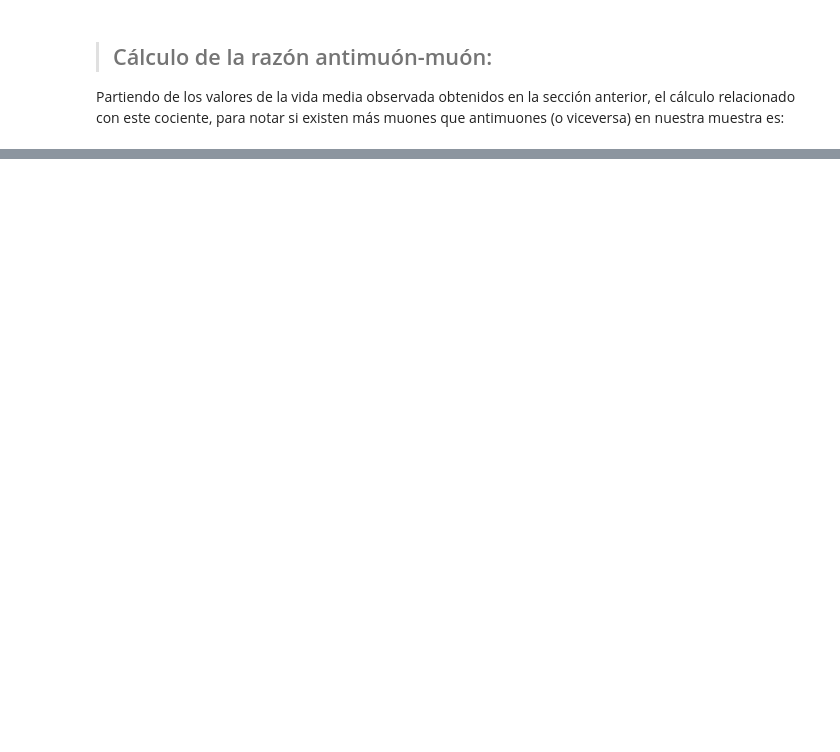
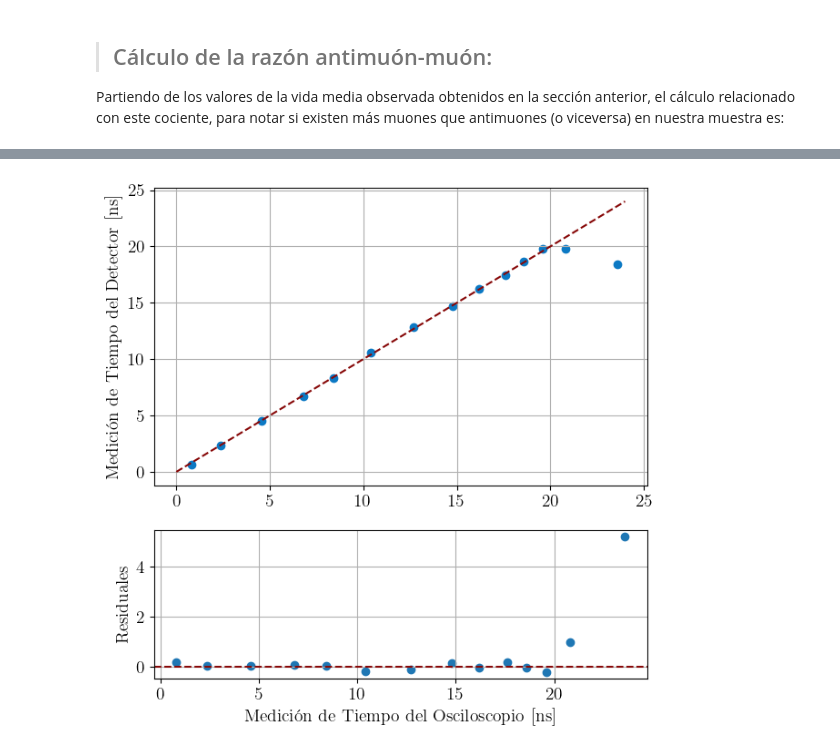
Before and after one commit to ThomasAnkhe/Laboratorio-Intermedio---Uniandes-2024, a Jupyter notebook: Muon Physics/Muon_Physics.ipynb, the cells around one changed output, grey strips where cells are left out. Drawn from its saved outputs; the diff is of its cells as text; code cells hidden in the pictures; blank space fills up the shorter version.

```diff
--- a/Muon Physics/Muon_Physics.ipynb
+++ b/Muon Physics/Muon_Physics.ipynb
@@ -421,0 +458,20 @@ Es necesario hacer una revisión de esto, el valor de 1.85 es medianamente cerca
+# %%
+figure, axis = plt.subplots(2, 1, figsize = (7, 7), gridspec_kw={'height_ratios': [2, 1]})
+
+base = np.linspace(0, 24, 100)
+
+muons_counted = np.array([0.800, 2.38, 4.560, 6.800, 8.400, 10.4, 12.70, 14.80, 16.20, 17.60, 18.60, 19.60, 20.8, 23.60])
+muons_measured = np.array([0.640, 2.340, 4.520, 6.720, 8.360, 10.580, 12.820, 14.680, 16.240, 17.420, 18.640, 19.820, 19.820, 18.386])
+axis[0].scatter(muons_counted, muons_measured, color = "#0C79C4")
+axis[1].set_xlabel("Medición de Tiempo del Osciloscopio [ns]")
+axis[0].set_ylabel("Medición de Tiempo del Detector [ns]")
+axis[1].set_ylabel("Residuales")
+axis[1].scatter(muons_counted, muons_counted - muons_measured)
+axis[1].axhline(y = 0, color = "#870808", linestyle = "--")
+axis[0].plot(base, base, color = "#870808", linestyle = "--")
+axis[0].grid(True)
+axis[1].grid(True)
+
+# plt.savefig("Caracterización FPGA.pdf")
+# %% [output]
+[figure, added]
```
Also changed, not shown: parts of 23 cells of this notebook, 41 other files.
